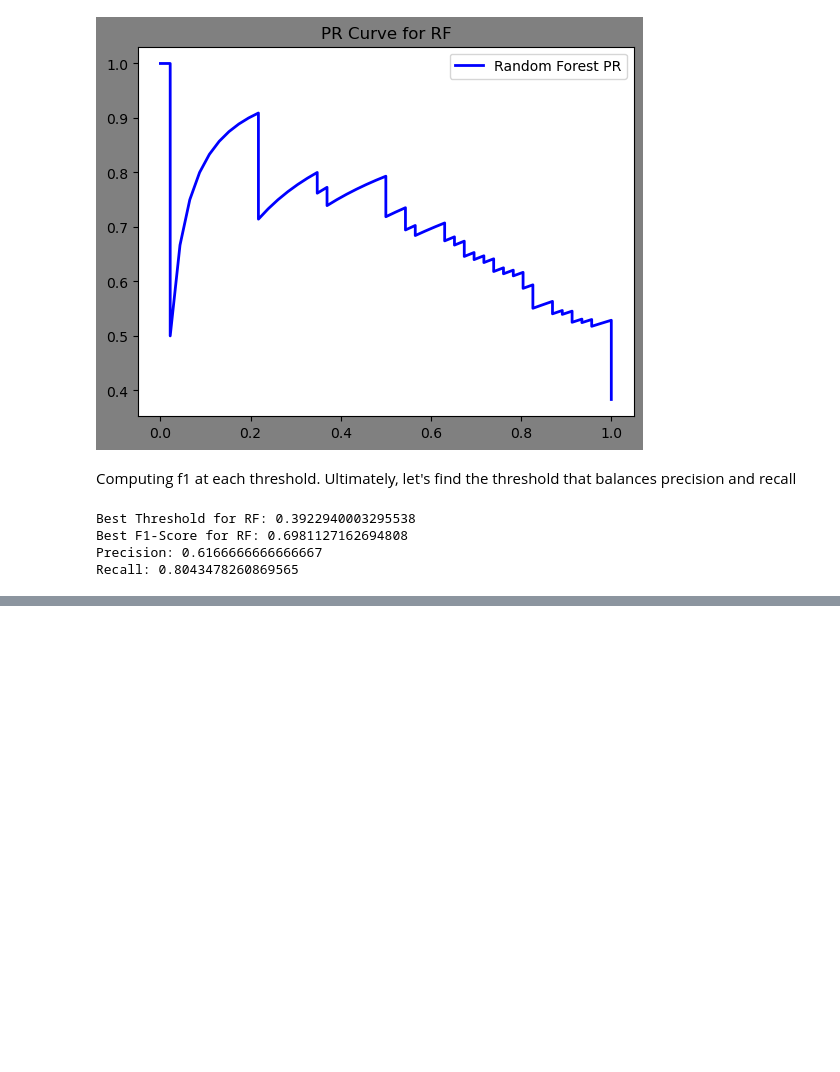
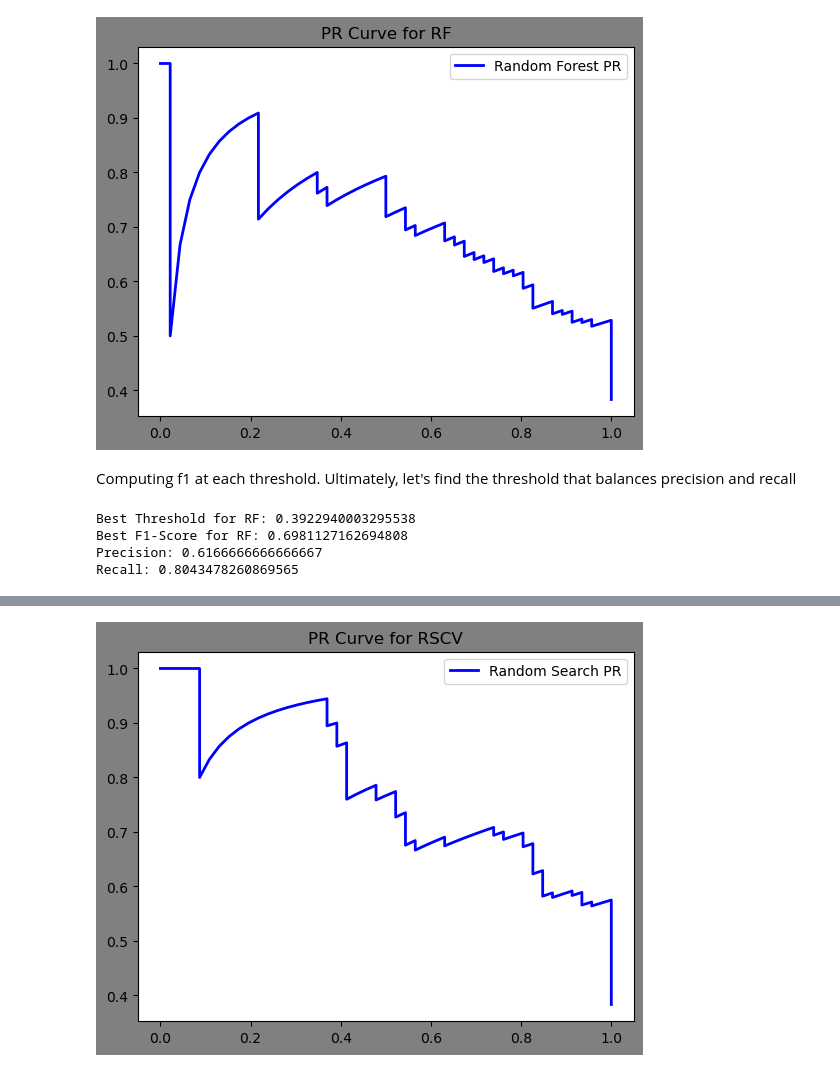
Before and after one commit to anichip/EspressFlowCV, a Jupyter notebook: initial_model.ipynb, the cells around one changed output, grey strips where cells are left out. Drawn from its saved outputs; the diff is of its cells as text; code cells hidden in the pictures; blank space fills up the shorter version.

Commit message:
RSCV 78% Avg Prec Score

```diff
--- a/initial_model.ipynb
+++ b/initial_model.ipynb
@@ -398,0 +439,15 @@ Recall: 0.8043478260869565
+# %%
+# get CV out-of-fold probs to choose threshold. 0.5 is too rigid
+
+y_scores_search = cross_val_predict(best_rf, X_train, y_train, cv=5, method="predict_proba")[:,1]
+prec, rec, thr = precision_recall_curve(y_train, y_scores_search)
+# pick threshold you like (max F1, or target precision/recall)
+
+f1s = 2 * (prec * rec) / (prec + rec + 1e-6)
+best_idx = np.argmax(f1s)
+best_thresh = thr[best_idx]
+
+print("Best Threshold for RF:",best_thresh)
+print("Best F1-Score for RF:",f1s[best_idx])
+print("Precision:",prec[best_idx])
+print("Recall:",rec[best_idx])
@@ -398,0 +488,8 @@ Recall: 0.8043478260869565
+# %%
+plt.figure(facecolor='gray')
+plt.plot(rec,prec,"b-",linewidth=2,label="Random Search PR")
+plt.title("PR Curve for RSCV")
+plt.legend()
+plt.show()
+# %% [output]
+[figure, added]
```
Also changed, not shown: parts of 6 cells of this notebook.
